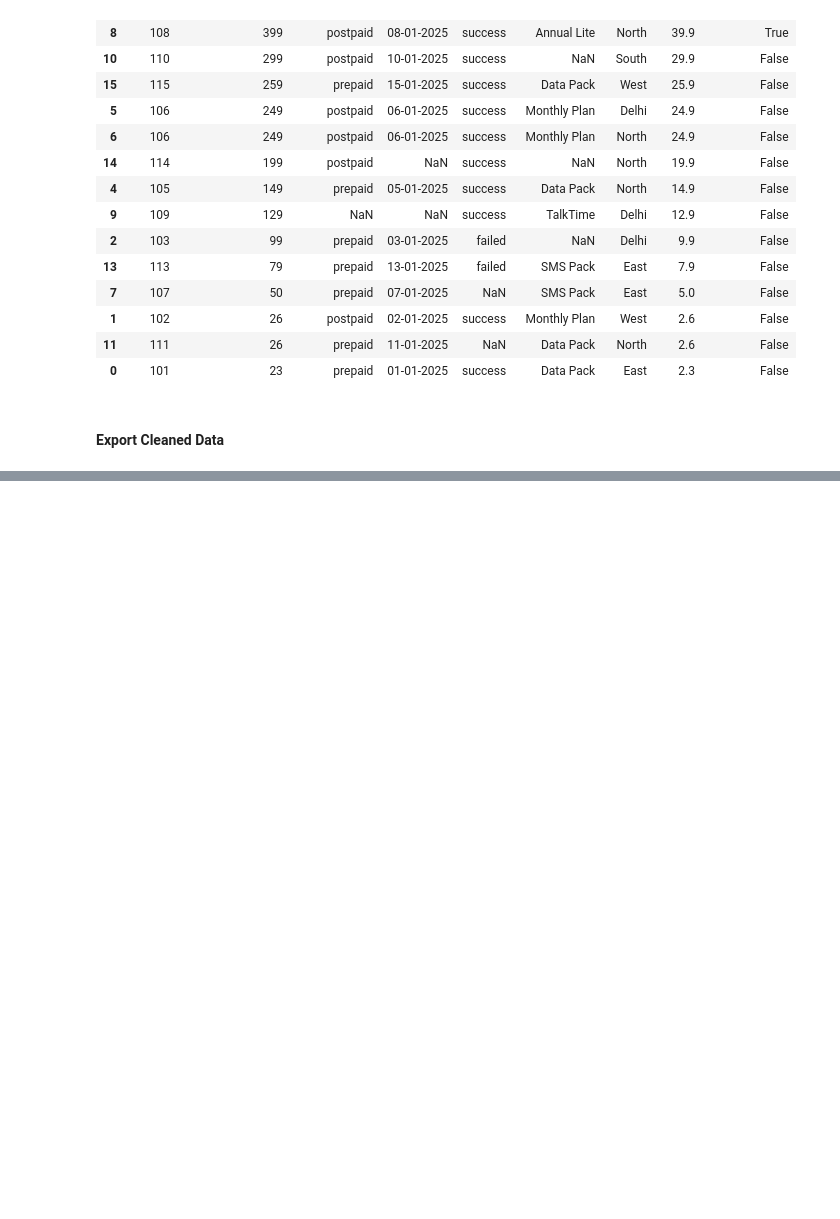
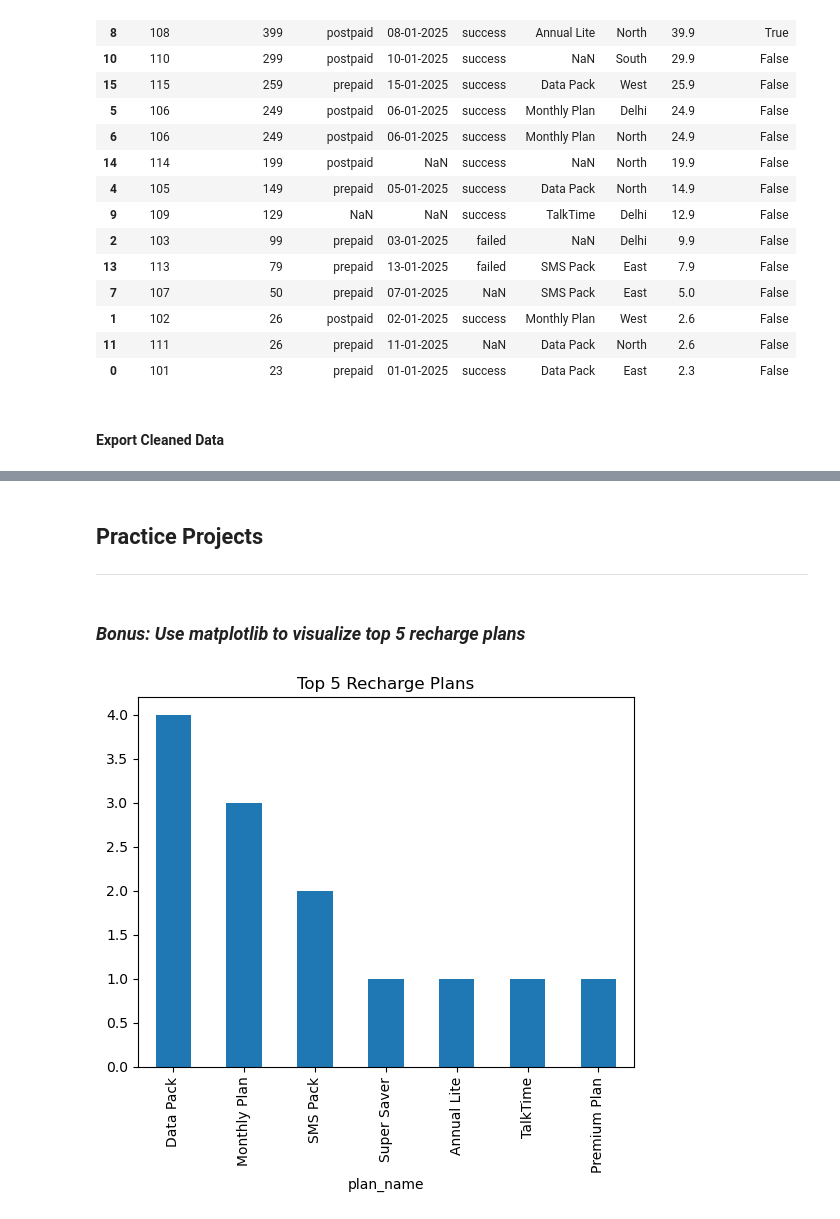
Before and after one commit to VedashreeTukrul/Machine_Learning, a Jupyter notebook: machine_learning_basics/pandas.ipynb, the cells around one changed output, grey strips where cells are left out. Drawn from its saved outputs; the diff is of its cells as text; code cells hidden in the pictures; blank space fills up the shorter version.

Commit message:
Pandas: Telecom Use Cases and Practice Projects

```diff
--- a/machine_learning_basics/pandas.ipynb
+++ b/machine_learning_basics/pandas.ipynb
@@ -468,0 +487,3 @@ df.to_csv("cleaned_recharge_data.csv", index = False)
+# %%
+df = pd.read_csv("complaint_table.csv")
+df
@@ -468,0 +528,12 @@ df.to_csv("cleaned_recharge_data.csv", index = False)
+# %% [markdown]
+## **Practice Projects**
+**************************************
+# %% [markdown]
+### *Bonus: Use matplotlib to visualize top 5 recharge plans*
+# %%
+import matplotlib.pyplot as plt
+df['plan_name'].value_counts().plot(kind = 'bar')
+plt.title("Top 5 Recharge Plans")
+plt.show()
+# %% [output]
+[figure, added]
```
Also changed, not shown: parts of 8 cells of this notebook.
